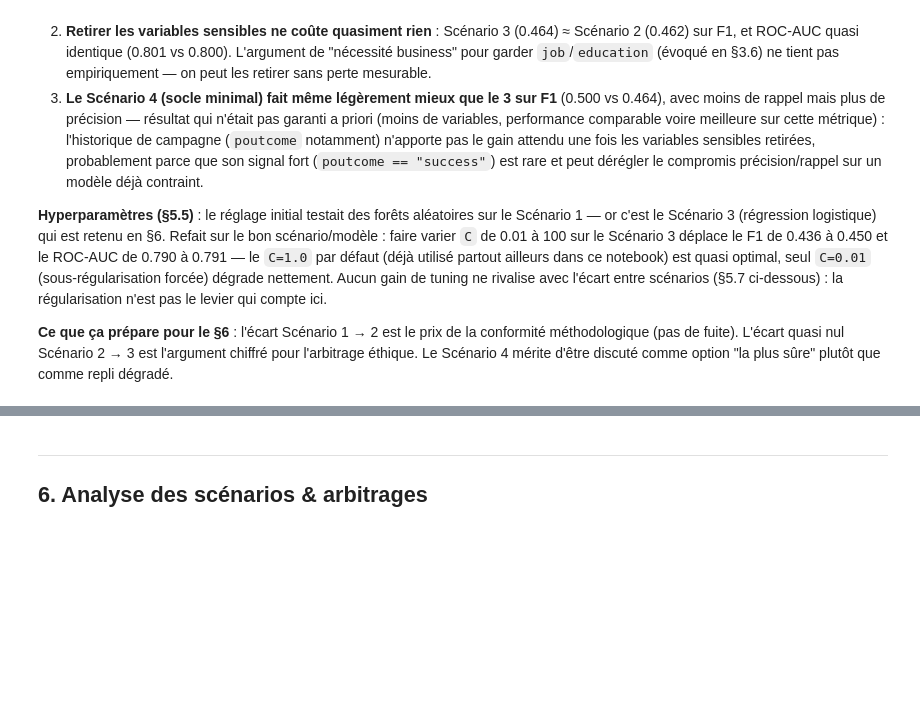
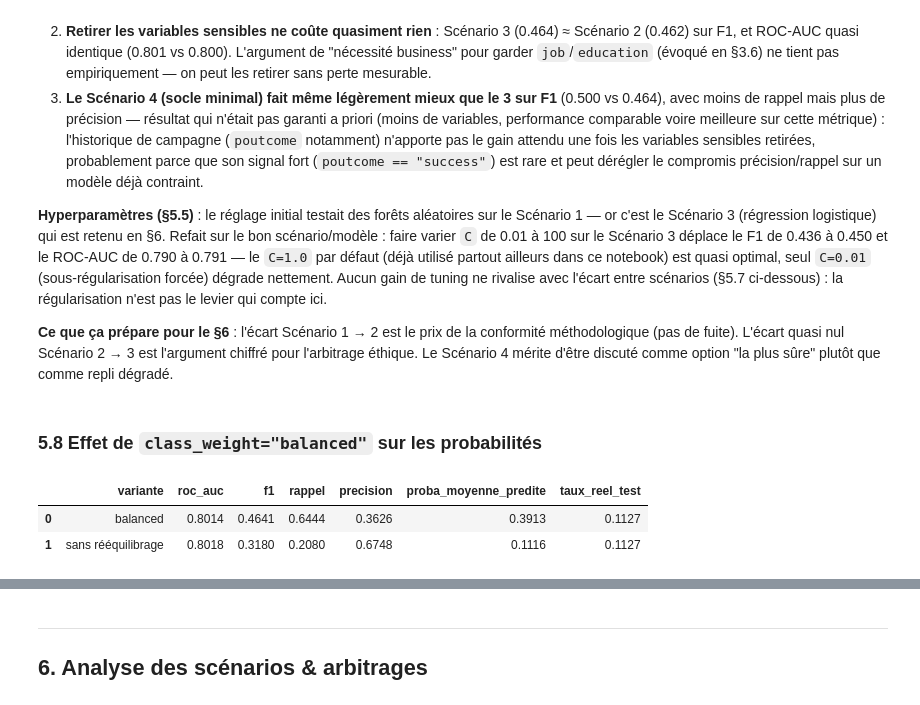
Before and after one commit to nawellepolin/cas-usage-certif-bank-marketing-nawelle, a Jupyter notebook: notebooks/M9_nawelle_bank_marketing.ipynb, the cells around one changed output, grey strips where cells are left out. Cells and saved outputs as stored; diff of their text form; code cells hidden in the pictures; blank space fills up the shorter version.

```diff
--- a/notebooks/M9_nawelle_bank_marketing.ipynb
+++ b/notebooks/M9_nawelle_bank_marketing.ipynb
@@ -799,3 +799,32 @@ pd.DataFrame(rows).round(3)
 **Hyperparamètres (§5.5)** : le réglage initial testait des forêts aléatoires sur le Scénario 1 — or c'est le Scénario 3 (régression logistique) qui est retenu en §6. Refait sur le bon scénario/modèle : faire varier `C` de 0.01 à 100 sur le Scénario 3 déplace le F1 de 0.436 à 0.450 et le ROC-AUC de 0.790 à 0.791 — le `C=1.0` par défaut (déjà utilisé partout ailleurs dans ce notebook) est quasi optimal, seul `C=0.01` (sous-régularisation forcée) dégrade nettement. Aucun gain de tuning ne rivalise avec l'écart entre scénarios (§5.7 ci-dessous) : la régularisation n'est pas le levier qui compte ici.
 
 **Ce que ça prépare pour le §6** : l'écart Scénario 1 → 2 est le prix de la conformité méthodologique (pas de fuite). L'écart quasi nul Scénario 2 → 3 est l'argument chiffré pour l'arbitrage éthique. Le Scénario 4 mérite d'être discuté comme option "la plus sûre" plutôt que comme repli dégradé.
+# %% [markdown]
+### 5.8 Effet de `class_weight="balanced"` sur les probabilités
+# %%
+from sklearn.calibration import calibration_curve
+
+rows = []
+probas = {}
+for label, cw in [("balanced", "balanced"), ("sans rééquilibrage", None)]:
+    clf = LogisticRegression(class_weight=cw, max_iter=1000, random_state=RANDOM_STATE)
+    pipe = Pipeline([("prep", make_preprocessor("scenario_3")), ("clf", clf)])
+    pipe.fit(X_train, y_train)
+    proba = pipe.predict_proba(X_test)[:, 1]
+    pred = pipe.predict(X_test)
+    probas[label] = proba
+    rows.append({
+        "variante": label,
+        "roc_auc": roc_auc_score(y_test, proba),
+        "f1": f1_score(y_test, pred),
+        "rappel": recall_score(y_test, pred),
+        "precision": precision_score(y_test, pred),
+        "proba_moyenne_predite": proba.mean(),
+        "taux_reel_test": y_test.mean(),
+    })
+
+pd.DataFrame(rows).round(4)
+# %% [output]
+|  | variante | roc_auc | f1 | rappel | precision | proba_moyenne_predite | taux_reel_test |
+| 0 | balanced | 0.8014 | 0.4641 | 0.6444 | 0.3626 | 0.3913 | 0.1127 |
+| 1 | sans rééquilibrage | 0.8018 | 0.3180 | 0.2080 | 0.6748 | 0.1116 | 0.1127 |
```
Also changed, not shown: parts of 10 cells of this notebook, 1 other file.
